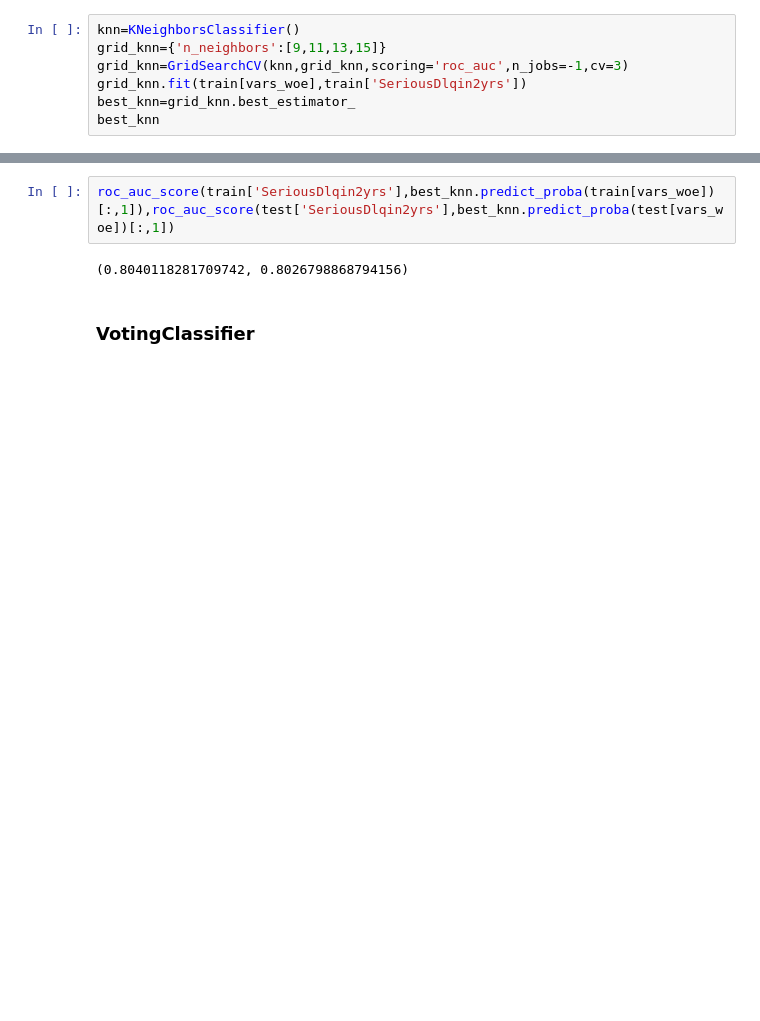
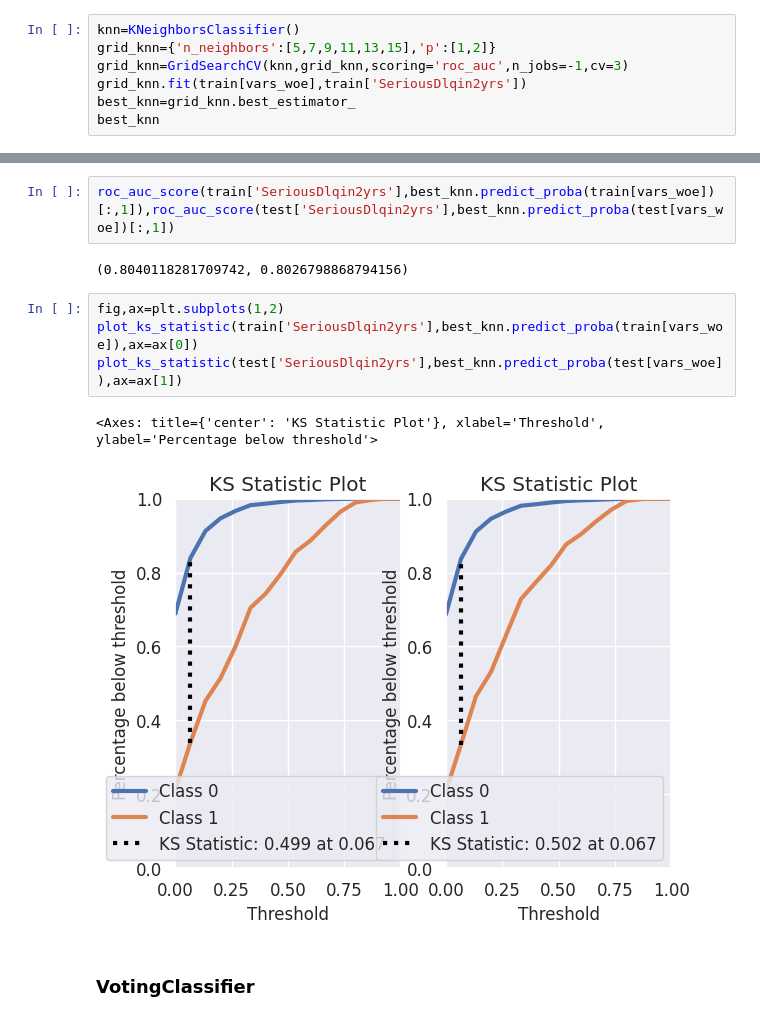
Before and after one commit to alesm99/credit_scoring, a Jupyter notebook: GiveMeSomeCredit.ipynb, the cells around one changed output, grey strips where cells are left out. Saved outputs shown, nothing was run; the diff lists cells and outputs as text; blank space fills up the shorter version.

```diff
--- a/GiveMeSomeCredit.ipynb
+++ b/GiveMeSomeCredit.ipynb
@@ -698,7 +719,7 @@ roc_auc_score(train['SeriousDlqin2yrs'],best_svc.predict_proba(train[vars_woe])[
 ### KNN
 # %%
 knn=KNeighborsClassifier()
-grid_knn={'n_neighbors':[9,11,13,15]}
+grid_knn={'n_neighbors':[5,7,9,11,13,15],'p':[1,2]}
 grid_knn=GridSearchCV(knn,grid_knn,scoring='roc_auc',n_jobs=-1,cv=3)
 grid_knn.fit(train[vars_woe],train['SeriousDlqin2yrs'])
 best_knn=grid_knn.best_estimator_
@@ -709,6 +730,13 @@ KNeighborsClassifier(n_neighbors=15)
 roc_auc_score(train['SeriousDlqin2yrs'],best_knn.predict_proba(train[vars_woe])[:,1]),roc_auc_score(test['SeriousDlqin2yrs'],best_knn.predict_proba(test[vars_woe])[:,1])
 # %% [output]
 (0.8040118281709742, 0.8026798868794156)
+# %%
+fig,ax=plt.subplots(1,2)
+plot_ks_statistic(train['SeriousDlqin2yrs'],best_knn.predict_proba(train[vars_woe]),ax=ax[0])
+plot_ks_statistic(test['SeriousDlqin2yrs'],best_knn.predict_proba(test[vars_woe]),ax=ax[1])
+# %% [output]
+<Axes: title={'center': 'KS Statistic Plot'}, xlabel='Threshold', ylabel='Percentage below threshold'>
+[figure, added]
 # %% [markdown]
 ### VotingClassifier
 # %%
```
Also changed, not shown: parts of 15 cells of this notebook.
